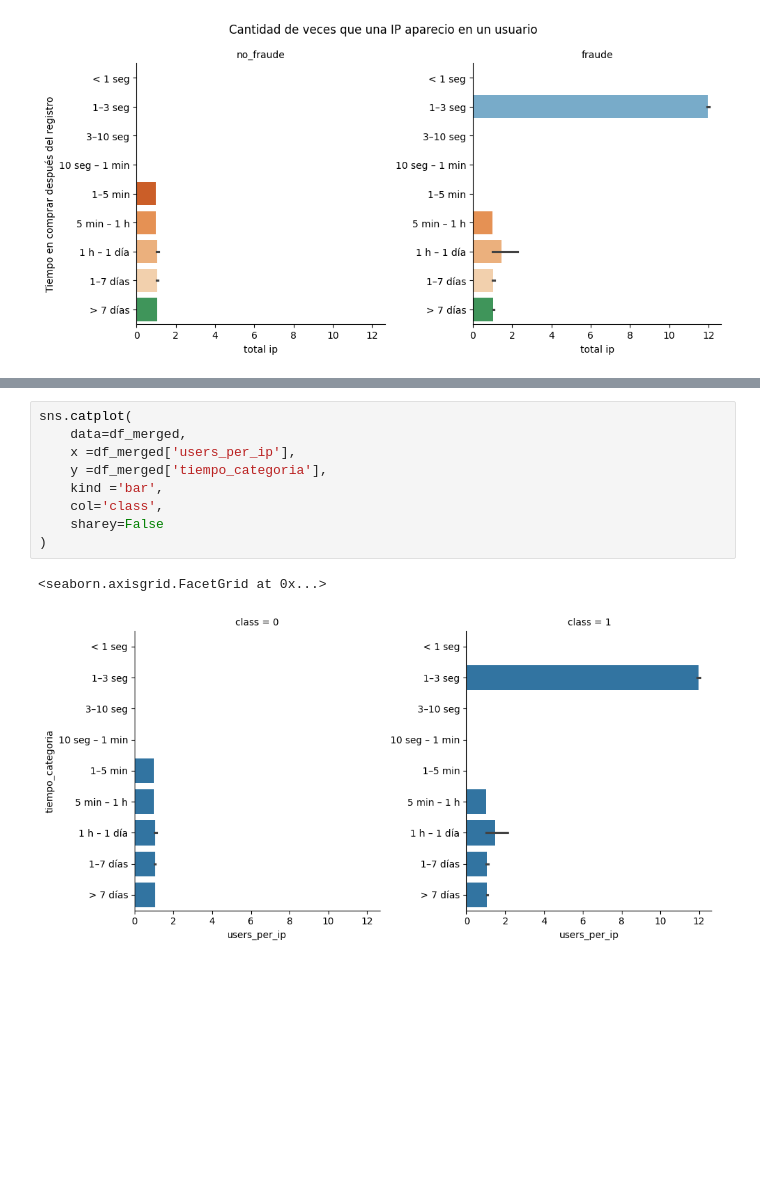
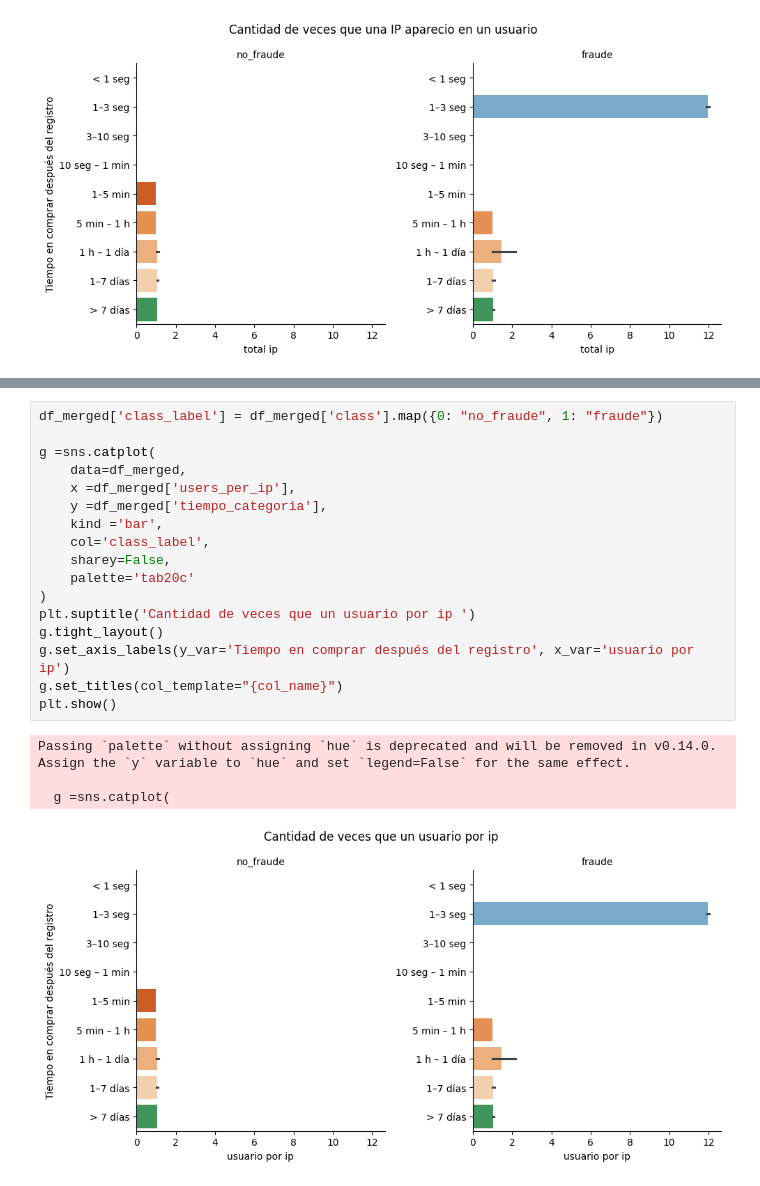
Before and after one commit to LLAES07/fraude_deteccion, a Jupyter notebook: notebook/main.ipynb, the cells around one changed output, grey strips where cells are left out. Drawn from its saved outputs; the diff is of its cells as text; blank space fills up the shorter version.

```diff
--- a/notebook/main.ipynb
+++ b/notebook/main.ipynb
@@ -1312,12 +1321,22 @@ sns.catplot(
 # %%
-sns.catplot(
+df_merged['class_label'] = df_merged['class'].map({0: "no_fraude", 1: "fraude"})
+
+g =sns.catplot(
     data=df_merged,
     x =df_merged['users_per_ip'],
     y =df_merged['tiempo_categoria'],
     kind ='bar',
-    col='class',
-    sharey=False
+    col='class_label',
+    sharey=False,
+    palette='tab20c'
 )
+plt.suptitle('Cantidad de veces que un usuario por ip ')
+g.tight_layout()
+g.set_axis_labels(y_var='Tiempo en comprar después del registro', x_var='usuario por ip')
+g.set_titles(col_template="{col_name}")
+plt.show()
 # %% [output]
-<seaborn.axisgrid.FacetGrid at 0x...>
+Passing `palette` without assigning `hue` is deprecated and will be removed in v0.14.0. Assign the `y` variable to `hue` and set `legend=False` for the same effect.
+
+  g =sns.catplot(
-[figure, old version]
+[figure, new version]
```
Also changed, not shown: parts of 5 cells of this notebook.
